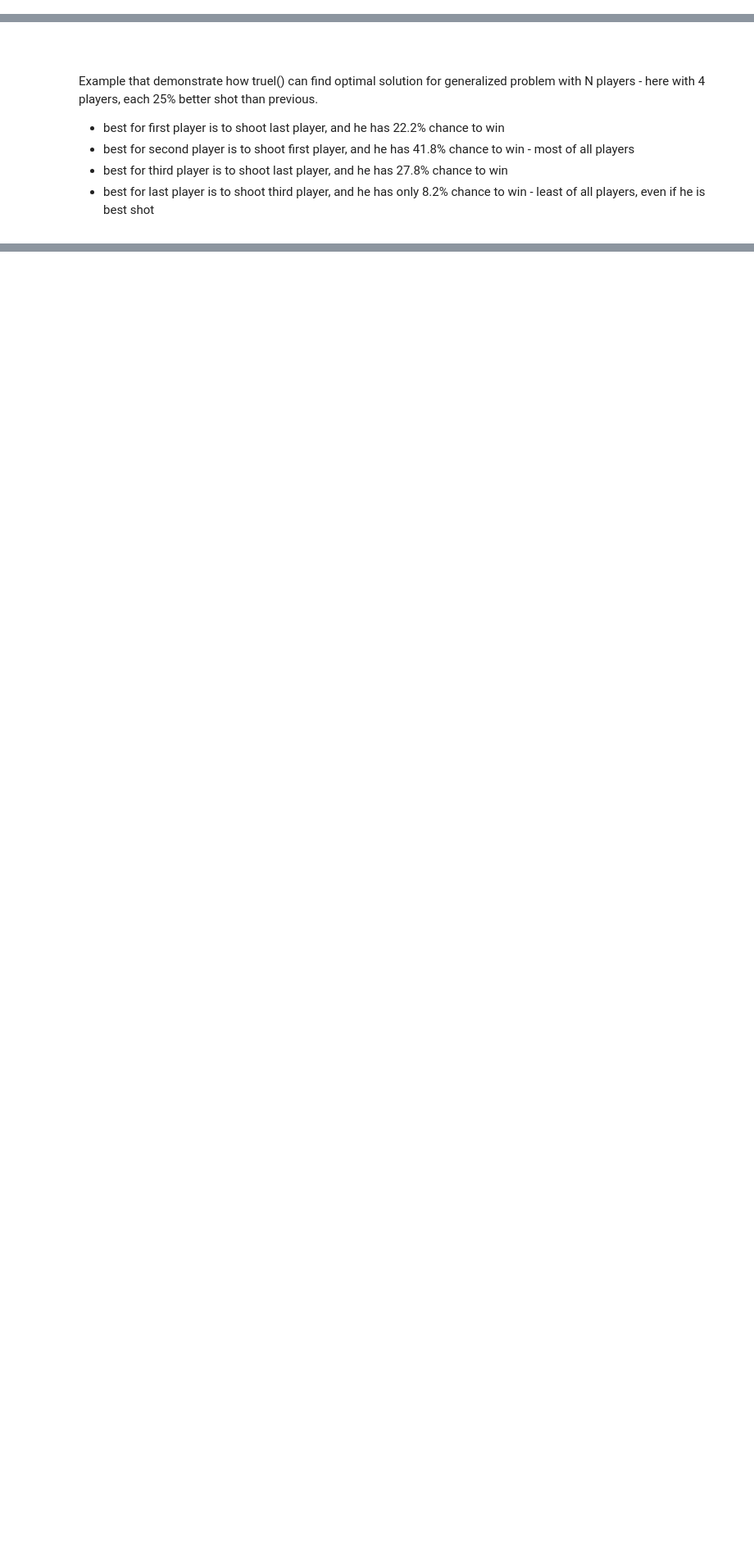
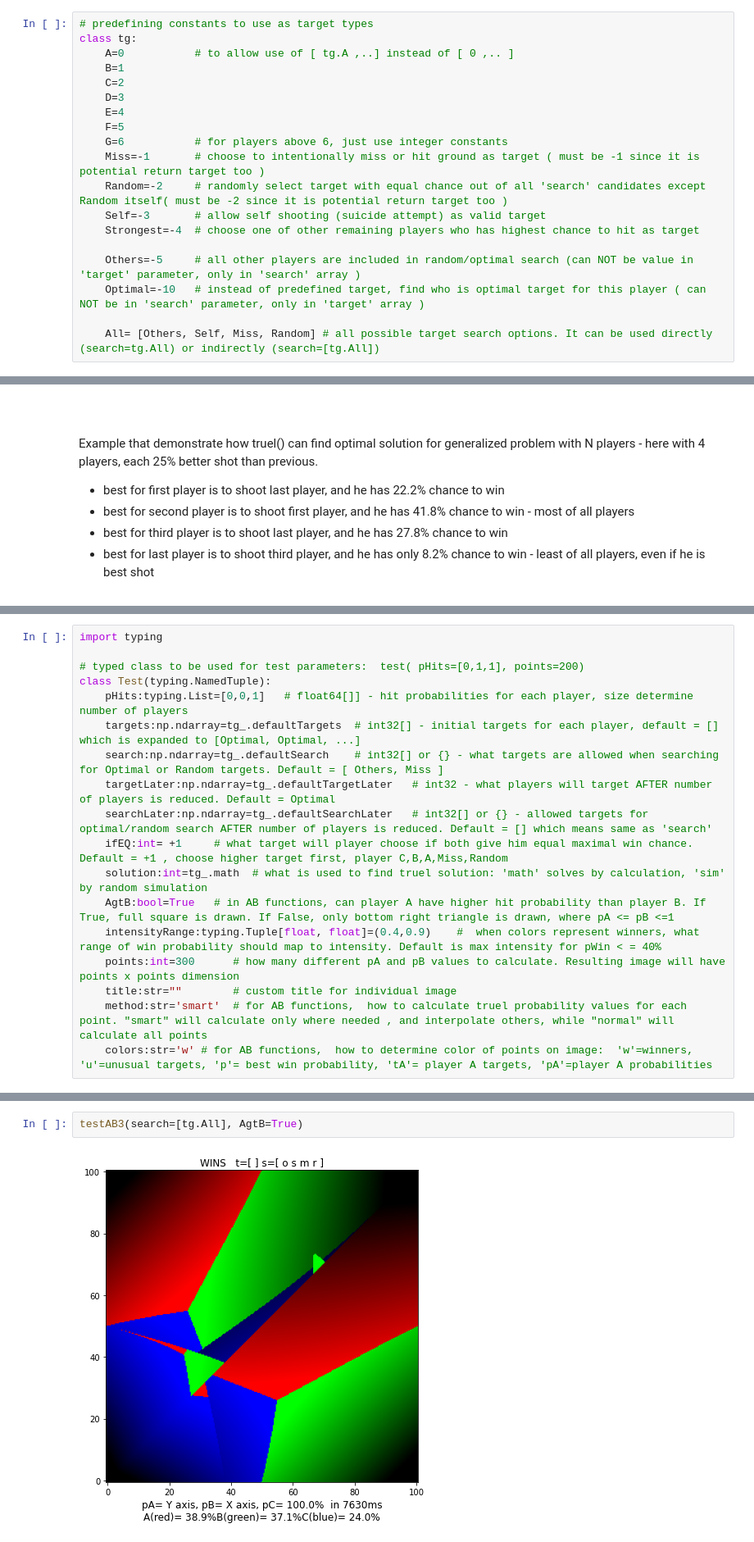
Before and after one commit to gmnenad/Truel, a Jupyter notebook: Truel.ipynb, the cells around one changed output, grey strips where cells are left out. Shown at 82% size. Saved outputs shown, nothing was run; the diff lists cells and outputs as text; blank space fills up the shorter version.

```diff
--- a/Truel.ipynb
+++ b/Truel.ipynb
@@ -0,0 +80,19 @@
+# %%
+# predefining constants to use as target types
+class tg:
+    A=0           # to allow use of [ tg.A ,..] instead of [ 0 ,.. ]
+    B=1
+    C=2
+    D=3
+    E=4
+    F=5
+    G=6           # for players above 6, just use integer constants
+    Miss=-1       # choose to intentionally miss or hit ground as target ( must be -1 since it is potential return target too )
+    Random=-2     # randomly select target with equal chance out of all 'search' candidates except Random itself( must be -2 since it is potential return target too )
+    Self=-3       # allow self shooting (suicide attempt) as valid target
+    Strongest=-4  # choose one of other remaining players who has highest chance to hit as target
+
+    Others=-5     # all other players are included in random/optimal search (can NOT be value in 'target' parameter, only in 'search' array )
+    Optimal=-10   # instead of predefined target, find who is optimal target for this player ( can NOT be in 'search' parameter, only in 'target' array )
+
+    All= [Others, Self, Miss, Random] # all possible target search options. It can be used directly (search=tg.All) or indirectly (search=[tg.All])
@@ -268,0 +999,18 @@ truel([1/4,1/2,3/4,1],targets=[-10,3,3,2]);
+# %%
+import typing
+
+# typed class to be used for test parameters:  test( pHits=[0,1,1], points=200)
+class Test(typing.NamedTuple):
+    pHits:typing.List=[0,0,1]   # float64[]] - hit probabilities for each player, size determine number of players
+    targets:np.ndarray=tg_.defaultTargets  # int32[] - initial targets for each player, default = [] which is expanded to [Optimal, Optimal, ...]
+    search:np.ndarray=tg_.defaultSearch    # int32[] or {} - what targets are allowed when searching for Optimal or Random targets. Default = [ Others, Miss ]
+    targetLater:np.ndarray=tg_.defaultTargetLater   # int32 - what players will target AFTER number of players is reduced. Default = Optimal
+    searchLater:np.ndarray=tg_.defaultSearchLater   # int32[] or {} - allowed targets for optimal/random search AFTER number of players is reduced. Default = [] which means same as 'search'
+    ifEQ:int= +1     # what target will player choose if both give him equal maximal win chance. Default = +1 , choose higher target first, player C,B,A,Miss,Random
+    solution:int=tg_.math  # what is used to find truel solution: 'math' solves by calculation, 'sim' by random simulation
+    AgtB:bool=True   # in AB functions, can player A have higher hit probability than player B. If True, full square is drawn. If False, only bottom right triangle is drawn, where pA <= pB <=1
+    intensityRange:typing.Tuple[float, float]=(0.4,0.9)    #  when colors represent winners, what range of win probability should map to intensity. Default is max intensity for pWin < = 40%
+    points:int=300      # how many different pA and pB values to calculate. Resulting image will have points x points dimension
+    title:str=""        # custom title for individual image
+    method:str='smart'  # for AB functions,  how to calculate truel probability values for each point. "smart" will calculate only where needed , and interpolate others, while "normal" will calculate all points
+    colors:str='w' # for AB functions,  how to determine color of points on image:  'w'=winners, 'u'=unusual targets, 'p'= best win probability, 'tA'= player A targets, 'pA'=player A probabilities
@@ -268,0 +1593,4 @@ truel([1/4,1/2,3/4,1],targets=[-10,3,3,2]);
+# %%
+testAB3(search=[tg.All], AgtB=True)
+# %% [output]
+[figure, added]
```
Also changed, not shown: parts of 79 cells of this notebook.
